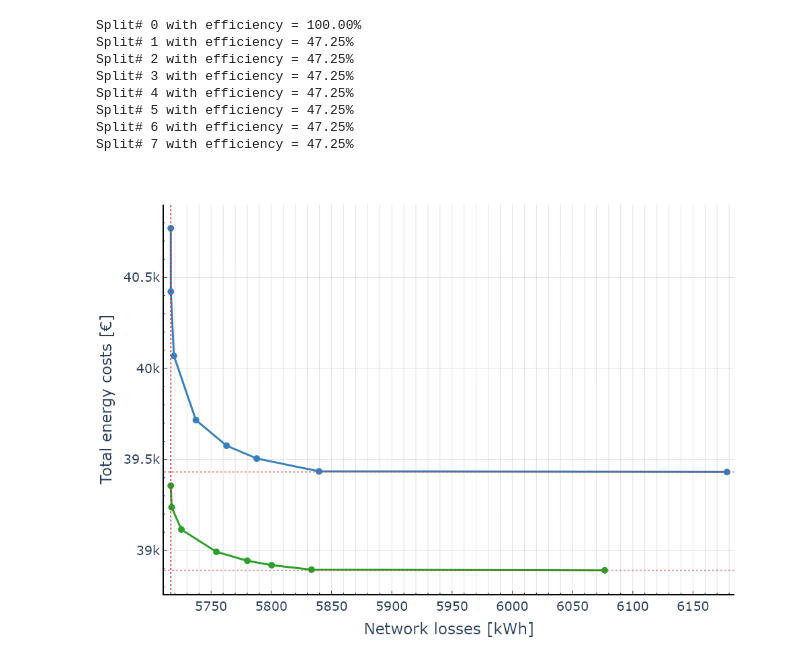
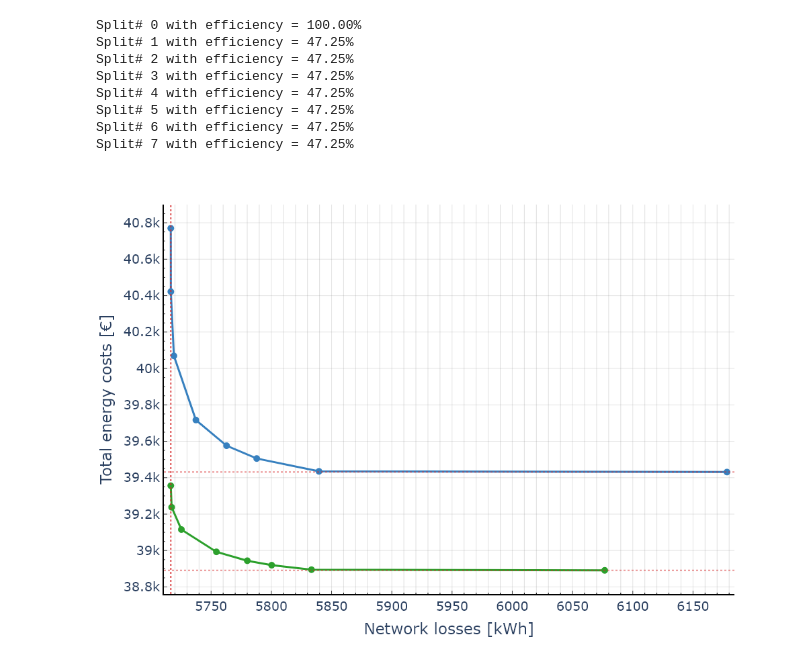
Before and after one commit to Jonathan56/multi-obj-optimal-powerflow, a Jupyter notebook: examples/10_tradeoff_collective.ipynb, the cells around one changed output. Drawn from its saved outputs; the diff is of its cells as text; code cells hidden in the pictures.

Commit message:
new dtick on trade-off graph

```diff
--- a/examples/10_tradeoff_collective.ipynb
+++ b/examples/10_tradeoff_collective.ipynb
@@ -172,32 +172,32 @@ fig.data[0].update(mode="markers+lines")
 fig.data[0].update(line_width=3, marker_size=10, line_color="rgba(44, 160, 44, 1.0)")
 
 graph = ind_study.summary.copy()
 fig.add_trace(px.line(graph, x="total_losses", y="actual_cost").data[0])
 fig.data[1].update(mode="markers+lines")
 fig.data[1].update(line_width=3, marker_size=10, line_color="rgba(55, 128, 191, 1.0)")
 
 fig.update_xaxes(showline=True, linewidth=2, linecolor='black', gridcolor='rgba(127, 127, 127, 0.2)')
 fig.update_xaxes(minor=dict(ticks="inside", ticklen=2, tickcolor="black", showgrid=True), ticks="inside", ticklen=5)
 fig.update_yaxes(showline=True, linewidth=2, linecolor='black', gridcolor='rgba(127, 127, 127, 0.2)')
 fig.update_yaxes(minor_ticks="inside", minor_ticklen=2, ticks="inside", ticklen=5)
 
 fig.add_vline(x=fig.data[0].x[-1], line_dash="dot", opacity=0.5, line_color='#d62728')
 fig.add_hline(y=fig.data[0].y[0], line_dash="dot", opacity=0.5, line_color='#d62728')
 
 fig.add_vline(x=fig.data[1].x[-1], line_dash="dot", opacity=0.5, line_color='#d62728')
 fig.add_hline(y=fig.data[1].y[0], line_dash="dot", opacity=0.5, line_color='#d62728')
 
 fig.update_layout(
     layout,
     height=700,
     width=1000,
     showlegend=False,
-    yaxis_title="Total energy costs [€]",
+    yaxis_title="Total energy costs [€]", yaxis_dtick=200,
     xaxis_range=[(1 - 1e-3) * graph.total_losses.min(), (1 + 1e-3) * graph.total_losses.max()],
     xaxis_title="Network losses [kWh]",
 )
 
 fig.show()
 fig.write_image("results/tradeoff_col_ind_reduc.svg")
 # %% [output]
-[figure, old version]
+[figure, new version]
```
Also changed, not shown: 1 other file.
